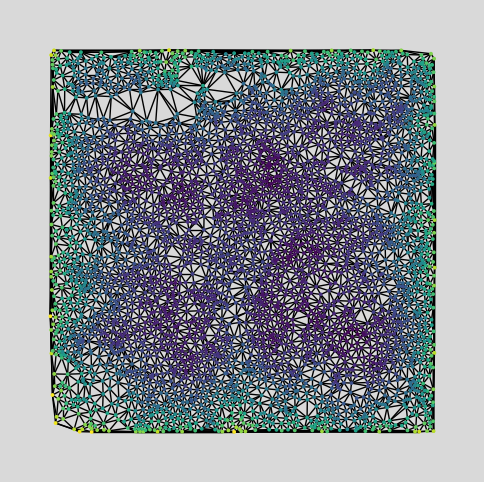
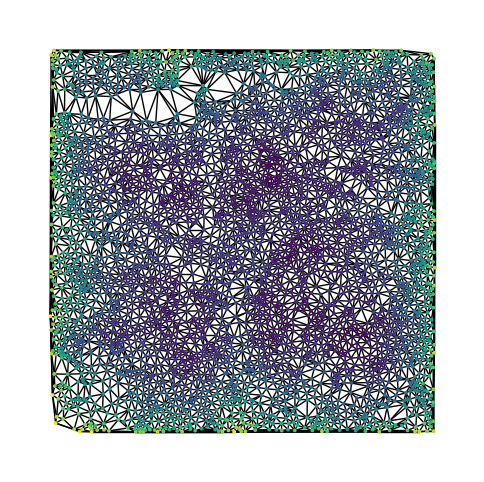
Unified diff of the notebook cell whose output changed from the first chart to the second:
--- before
+++ after
@@ -1,5 +1,5 @@
 f, ax = plt.subplots(1, figsize=(6, 6))
 nx.draw(G, pos=nx.get_node_attributes(G, "pos"), node_color=C_true, node_size=3, ax=ax)
-ax.set_facecolor("#D9D9D9")
-f.patch.set_facecolor("#D9D9D9")  # <-- important
-plt.savefig("../result_plots/root_cause/closeness.svg")
+#ax.set_facecolor("#D9D9D9")
+#f.patch.set_facecolor("#D9D9D9")  # <-- important
+plt.savefig("../result_plots/root_cause/closeness.svg", bbox_inches="tight")

Commit: Rename bosporus → bosperrus throughout src and notebooks